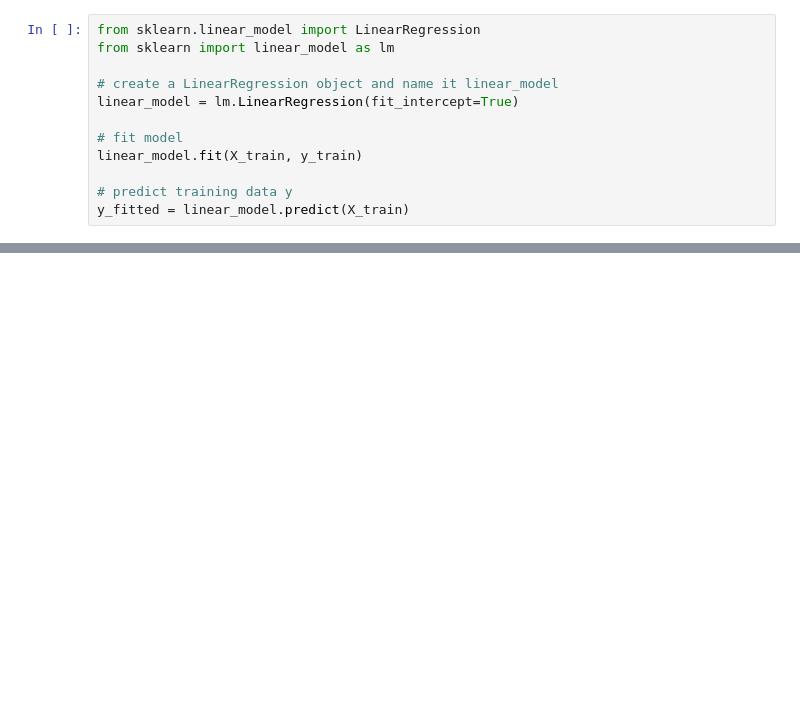
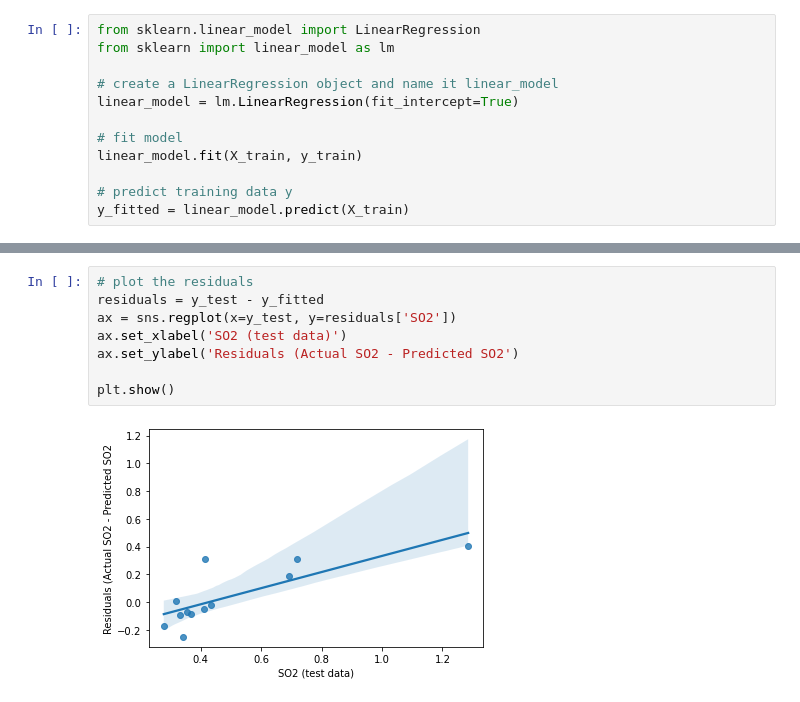
Before and after one commit to mirandadoris/CIV1498_Project2_Pythoneers, a Jupyter notebook: 2-Analysis/Weather_AQ_UOG_Analysis.ipynb, the cells around one changed output, grey strips where cells are left out. Cells and saved outputs as stored; diff of their text form; blank space fills up the shorter version.

```diff
--- a/2-Analysis/Weather_AQ_UOG_Analysis.ipynb
+++ b/2-Analysis/Weather_AQ_UOG_Analysis.ipynb
@@ -165,0 +172,10 @@ print(r2_score(y_test, y_fitted))
+# %%
+# plot the residuals
+residuals = y_test - y_fitted
+ax = sns.regplot(x=y_test, y=residuals['SO2'])
+ax.set_xlabel('SO2 (test data)')
+ax.set_ylabel('Residuals (Actual SO2 - Predicted SO2')
+
+plt.show()
+# %% [output]
+[figure, added]
```
Also changed, not shown: parts of 11 cells of this notebook.
